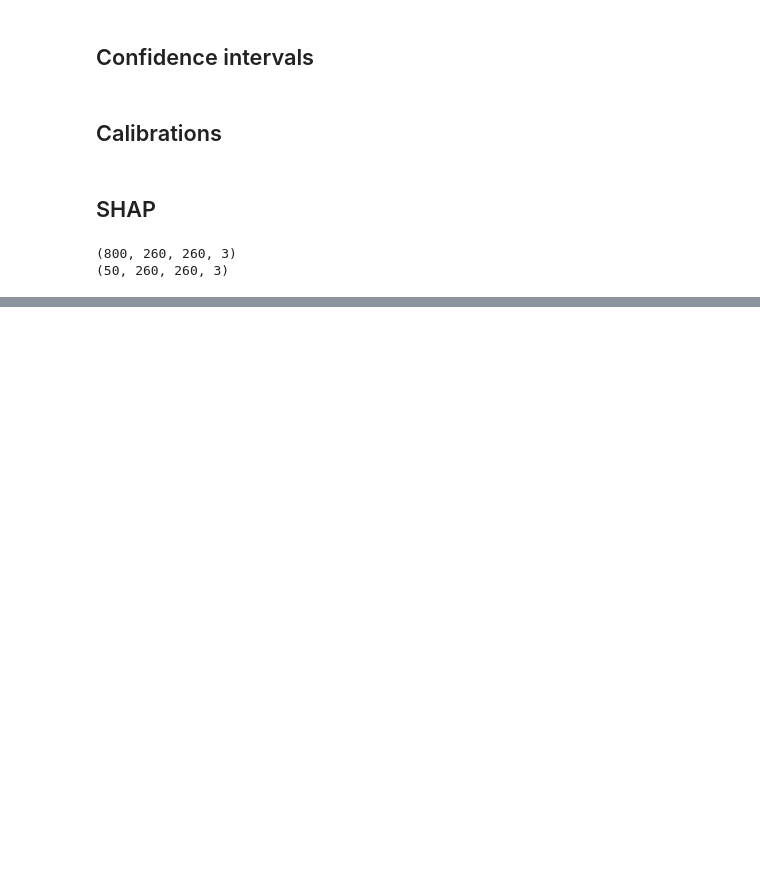
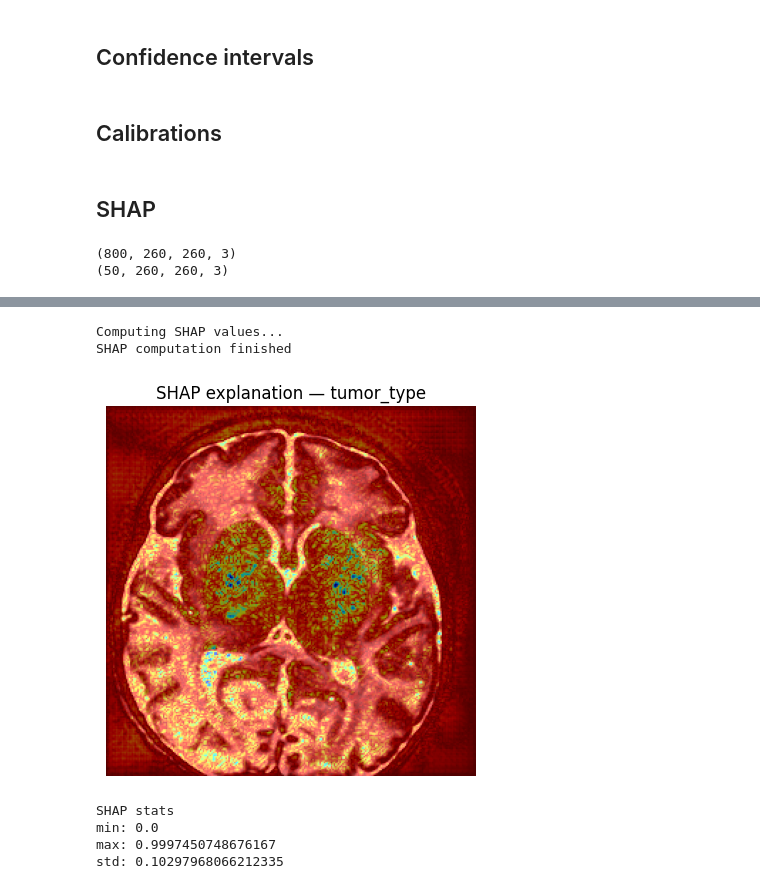
Before and after one commit to Jeremy-Duval-PhD/Brain_Tumor_MRI_Dataset, a Jupyter notebook: notebooks/Modeling.ipynb, the cells around one changed output, grey strips where cells are left out. Cells and saved outputs as stored; diff of their text form; code cells hidden in the pictures; blank space fills up the shorter version.

Commit message:
SHAP for tumor_type done !

```diff
--- a/notebooks/Modeling.ipynb
+++ b/notebooks/Modeling.ipynb
@@ -1833,0 +1819,6 @@ std: 0.05252365564061446
+# %%
+pred = model.predict(test_images[0:1])
+
+pred_class = int(np.argmax(pred["tumor_type"][0]))
+
+print(f"Predicted class: {pred_class} ({CLASSES[pred_class]})")
@@ -1833,0 +1828,50 @@ std: 0.05252365564061446
+# %%
+type_class_model = tf.keras.Model(
+    inputs=model.input,
+    outputs=tf.keras.layers.Lambda(
+        lambda x: x[:, pred_class:pred_class+1]
+    )(model.get_layer("tumor_type").output)
+)
+# %%
+explainer_type = shap.GradientExplainer(
+    type_class_model,
+    background_images
+)
+# %%
+print("Computing SHAP values...")
+
+with tf.device("/CPU:0"):
+    shap_values_type = explainer_type.shap_values(
+        test_images[0:1],
+        nsamples=100
+    )
+
+print("SHAP computation finished")
+# %% [output]
+Computing SHAP values...
+SHAP computation finished
+# %%
+shap_map = compute_shap_map(shap_values_type)
+
+overlay = overlay_gradcam(
+    test_images[0],
+    shap_map,
+    alpha=0.6
+)
+
+plt.imshow(overlay)
+plt.title("SHAP explanation — tumor_type")
+plt.axis("off")
+plt.show()
+# %% [output]
+[figure, added]
+# %%
+print("SHAP stats")
+print("min:", shap_map.min())
+print("max:", shap_map.max())
+print("std:", shap_map.std()) # if 0 : explain nothing
+# %% [output]
+SHAP stats
+min: 0.0
+max: 0.9997450748676167
+std: 0.10297968066212335
```
Also changed, not shown: parts of 14 cells of this notebook.
